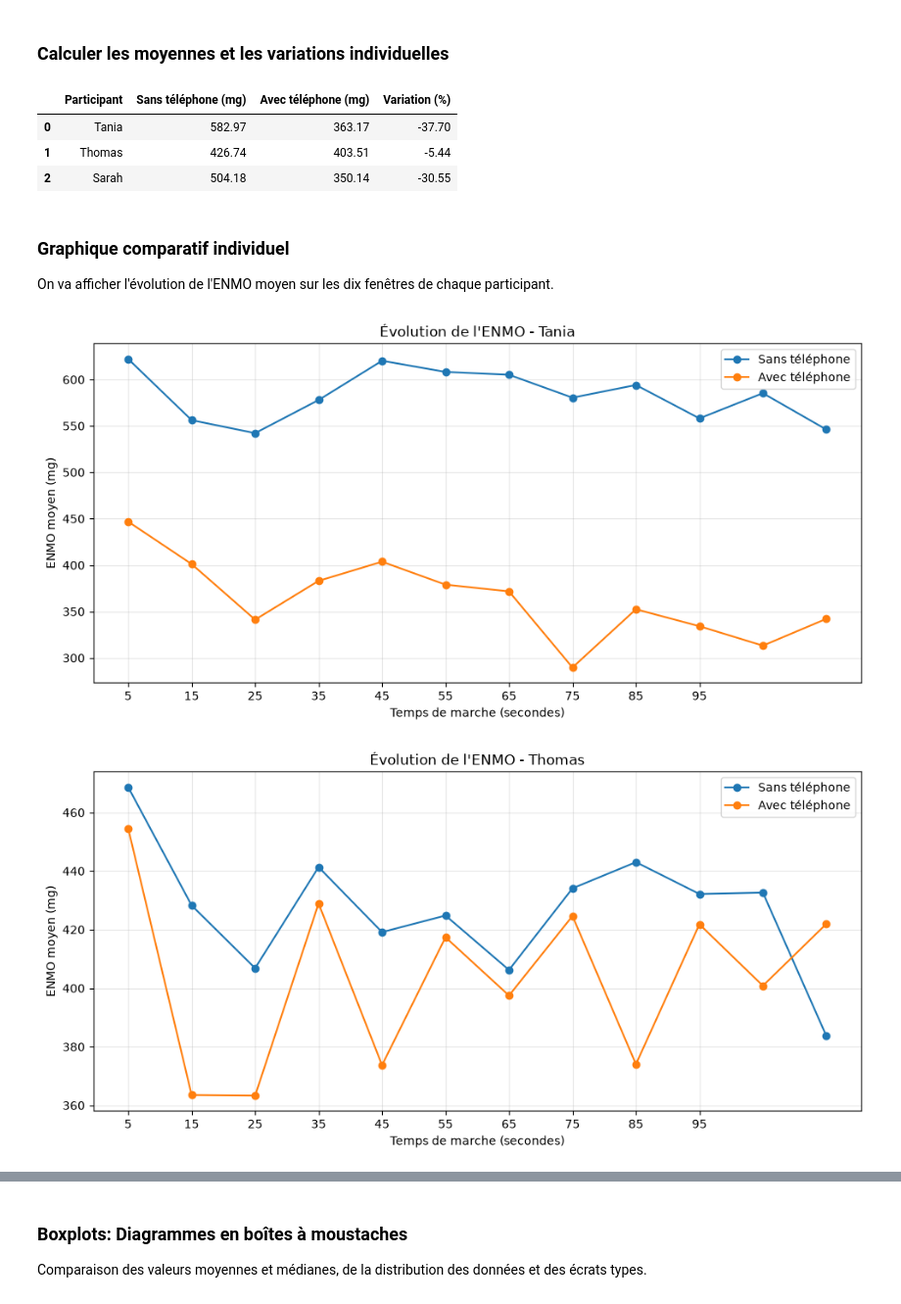
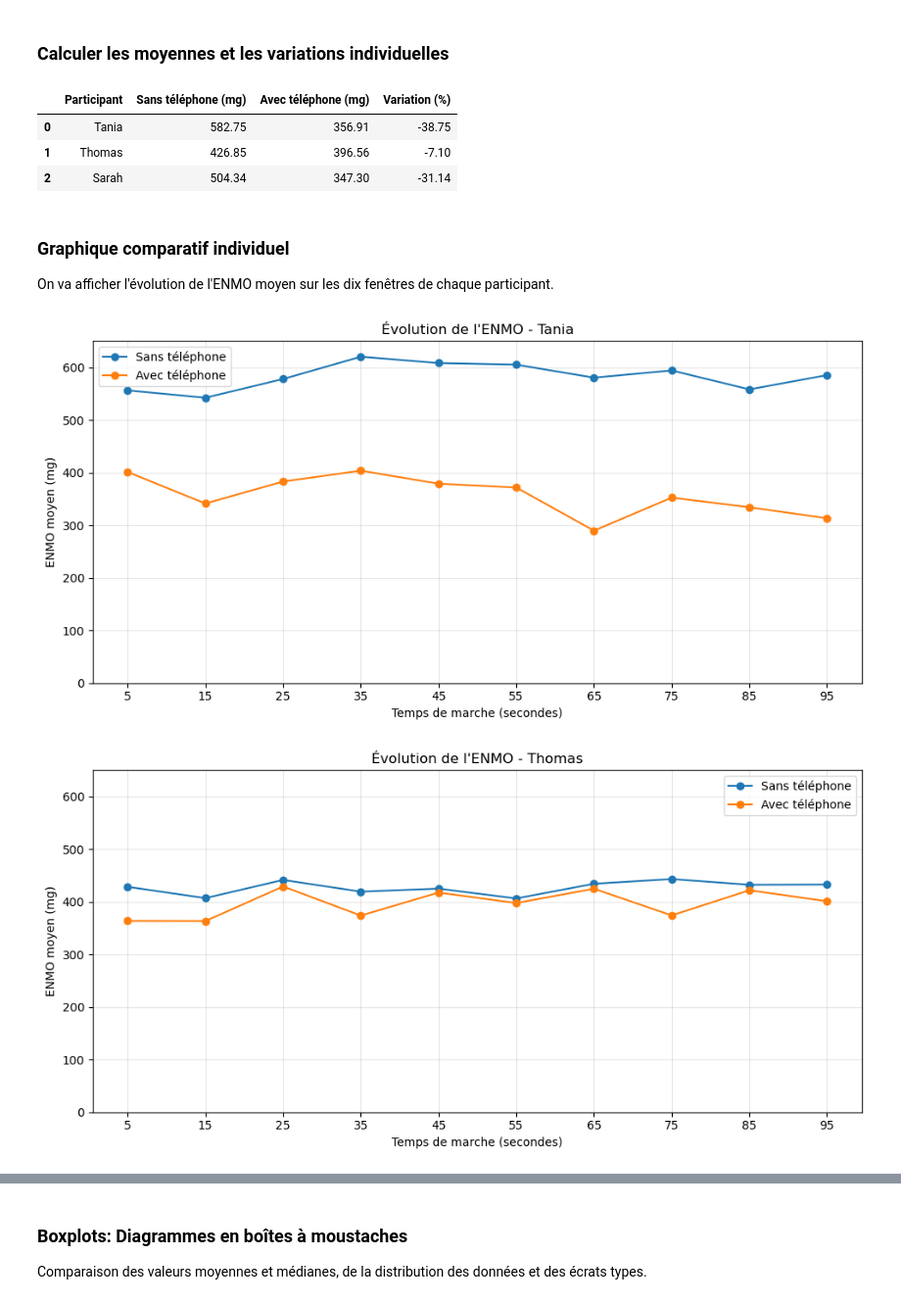
Before and after one commit to sarah-mussotte/HAH913E-2026-Projet-C, a Jupyter notebook: main.ipynb, the cells around one changed output, grey strips where cells are left out. Shown at 98% size. Saved outputs shown, nothing was run; the diff lists cells and outputs as text; code cells hidden in the pictures.

Commit message:
main.ipynb : coupure 10 s, même échelle des graphiques, corrections de texte

```diff
--- a/main.ipynb
+++ b/main.ipynb
@@ -215,8 +214,8 @@ def analyse_condition(df, debut, fin):
     ).dt.total_seconds()
 
     # Sélection de la période analysée
-    debut_analyse = debut
-    fin_analyse = fin
+    debut_analyse = debut + 10
+    fin_analyse = fin - 10
 
     masque = (
         (temps >= debut_analyse) &
@@ -395,9 +382,9 @@ display(
 )
 # %% [output]
 |  | Participant | Sans téléphone (mg) | Avec téléphone (mg) | Variation (%) |
-| 0 | Tania | 582.97 | 363.17 | -37.70 |
-| 1 | Thomas | 426.74 | 403.51 | -5.44 |
-| 2 | Sarah | 504.18 | 350.14 | -30.55 |
+| 0 | Tania | 582.75 | 356.91 | -38.75 |
+| 1 | Thomas | 426.85 | 396.56 | -7.10 |
+| 2 | Sarah | 504.34 | 347.30 | -31.14 |
 # %% [markdown]
 ### Graphique comparatif individuel
 On va afficher l'évolution de l'ENMO moyen sur les dix fenêtres de chaque participant.
@@ -412,32 +399,33 @@ for participant in resultats:
     ]:
 
         valeurs = resultats[participant][condition]["ENMO_moyen"]
 
         temps = np.arange(len(valeurs)) * 10 + 5
 
         plt.plot(
             temps,
             valeurs.values,
             marker="o",
             label=label
         )
 
     plt.xlabel("Temps de marche (secondes)")
     plt.ylabel("ENMO moyen (mg)")
     plt.title(f"Évolution de l'ENMO - {participant}")
 
     plt.xticks(np.arange(5, 101, 10))
+    plt.ylim(0, 650)  #Limite de l'axe y pour une meuilleure visualisation des données
     plt.legend()
     plt.grid(alpha=0.3)
     plt.tight_layout()
 
     plt.savefig(
         DOSSIER_FIGURES / f"Evolution_ENMO_{participant}.png",
         dpi=300,
         bbox_inches="tight"
     )
 
     plt.show()
 # %% [output]
-[figure, old version]
+[figure, new version]
-[figure, old version]
+[figure, new version]
```
Also changed, not shown: parts of 5 cells of this notebook, 8 other files.
